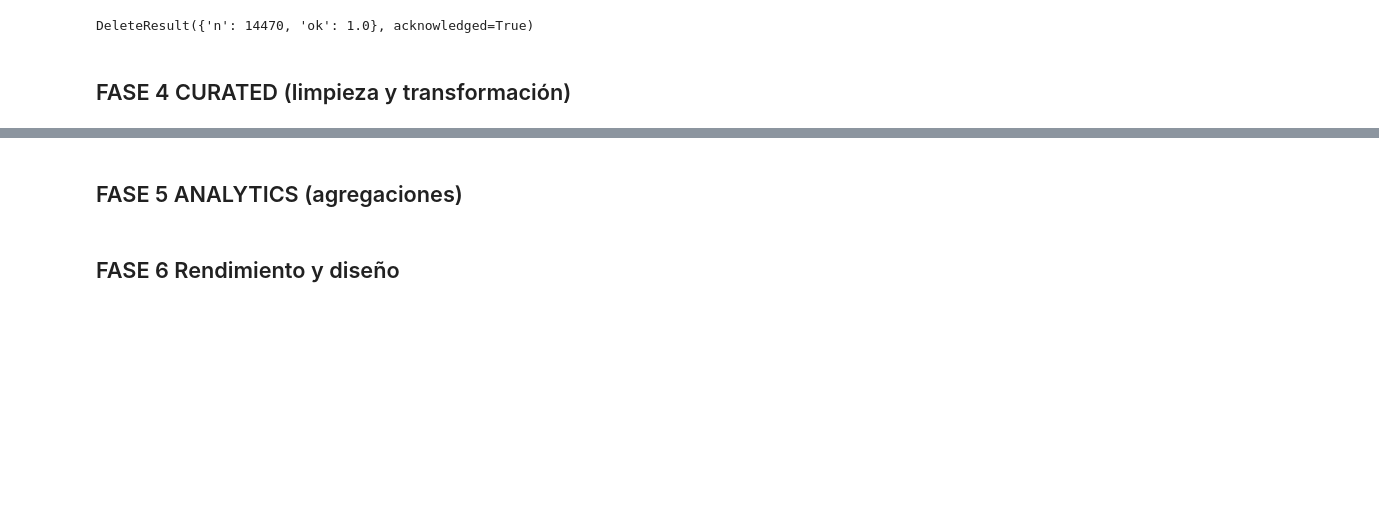
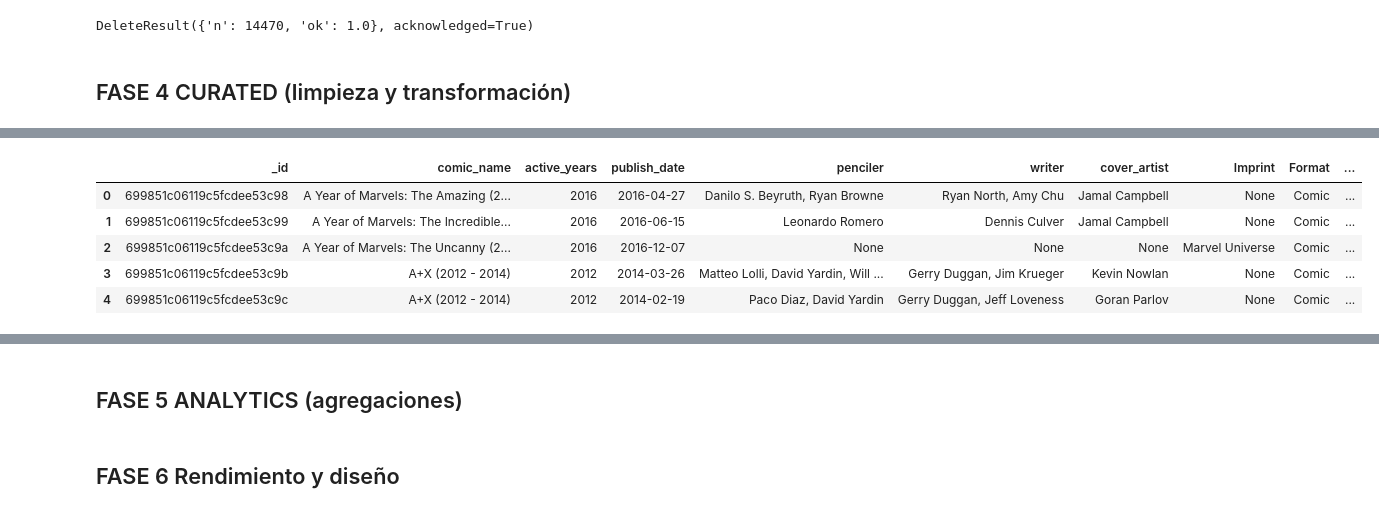
Before and after one commit to AntonioDavid333/tarea2-mongoDB, a Jupyter notebook: act1.ipynb, the cells around one changed output, grey strips where cells are left out. Drawn from its saved outputs; the diff is of its cells as text; code cells hidden in the pictures; blank space fills up the shorter version.

```diff
--- a/act1.ipynb
+++ b/act1.ipynb
@@ -328,3 +354,5 @@ coleccion.delete_many({"Price": 0})
 DeleteResult({'n': 14470, 'ok': 1.0}, acknowledged=True)
 # %% [markdown]
 ## FASE 4 CURATED (limpieza y transformación)
+# %%
+df_cur = pd.DataFrame(list(db['raw_marvel'].find()))
@@ -330,0 +377,14 @@ DeleteResult({'n': 14470, 'ok': 1.0}, acknowledged=True)
+# %%
+#IMPUTAMOS LOS NULOS DE PRECIO A LA MEDIANA
+df_cur['Price']= df_cur['Price'].fillna(df_cur['Price'].median())
+# %%
+#IMPUTAMOS EL RATING A NO RATED
+df_cur['Rating'] = df_cur['Rating'].fillna('Not Rated')
+df_cur.head()
+# %% [output]
+|  | _id | comic_name | active_years | publish_date | penciler | writer | cover_artist | Imprint | Format | ... |
+| 0 | 699851c06119c5fcdee53c98 | A Year of Marvels: The Amazing (2... | 2016 | 2016-04-27 | Danilo S. Beyruth, Ryan Browne | Ryan North, Amy Chu | Jamal Campbell | None | Comic | ... |
+| 1 | 699851c06119c5fcdee53c99 | A Year of Marvels: The Incredible... | 2016 | 2016-06-15 | Leonardo Romero | Dennis Culver | Jamal Campbell | None | Comic | ... |
+| 2 | 699851c06119c5fcdee53c9a | A Year of Marvels: The Uncanny (2... | 2016 | 2016-12-07 | None | None | None | Marvel Universe | Comic | ... |
+| 3 | 699851c06119c5fcdee53c9b | A+X (2012 - 2014) | 2012 | 2014-03-26 | Matteo Lolli, David Yardin, Will ... | Gerry Duggan, Jim Krueger | Kevin Nowlan | None | Comic | ... |
+| 4 | 699851c06119c5fcdee53c9c | A+X (2012 - 2014) | 2012 | 2014-02-19 | Paco Diaz, David Yardin | Gerry Duggan, Jeff Loveness | Goran Parlov | None | Comic | ... |
```
Also changed, not shown: parts of 12 cells of this notebook.
